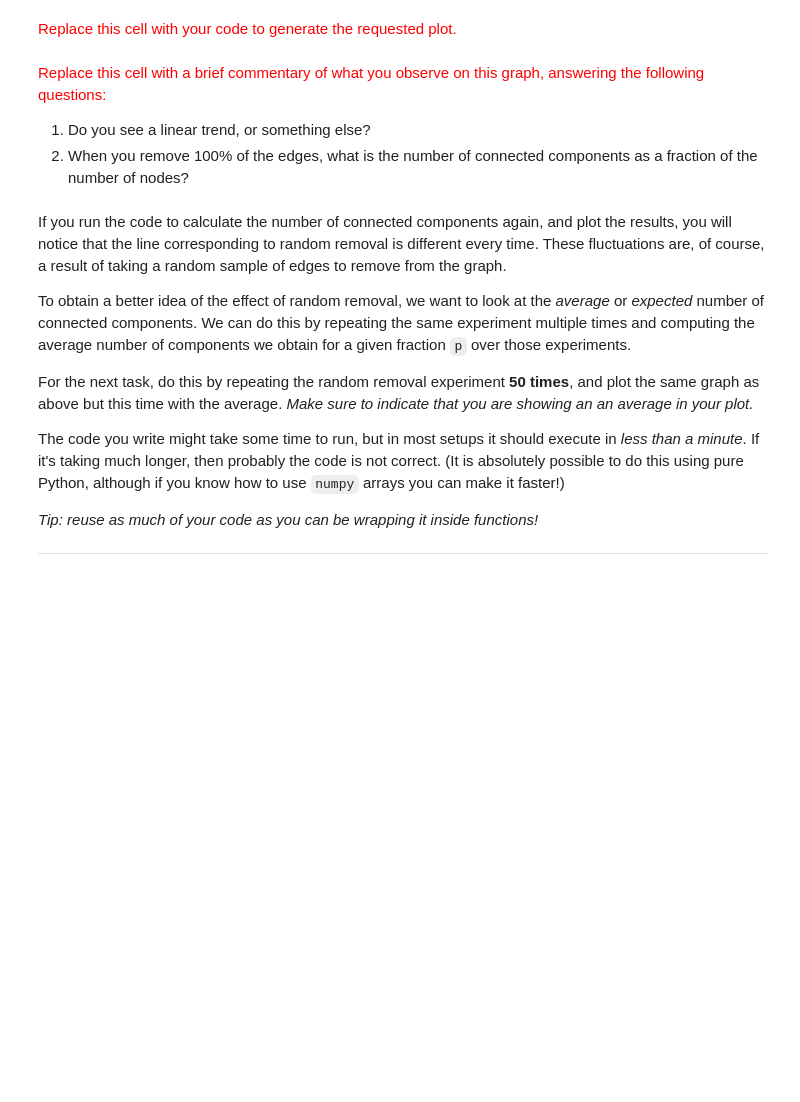
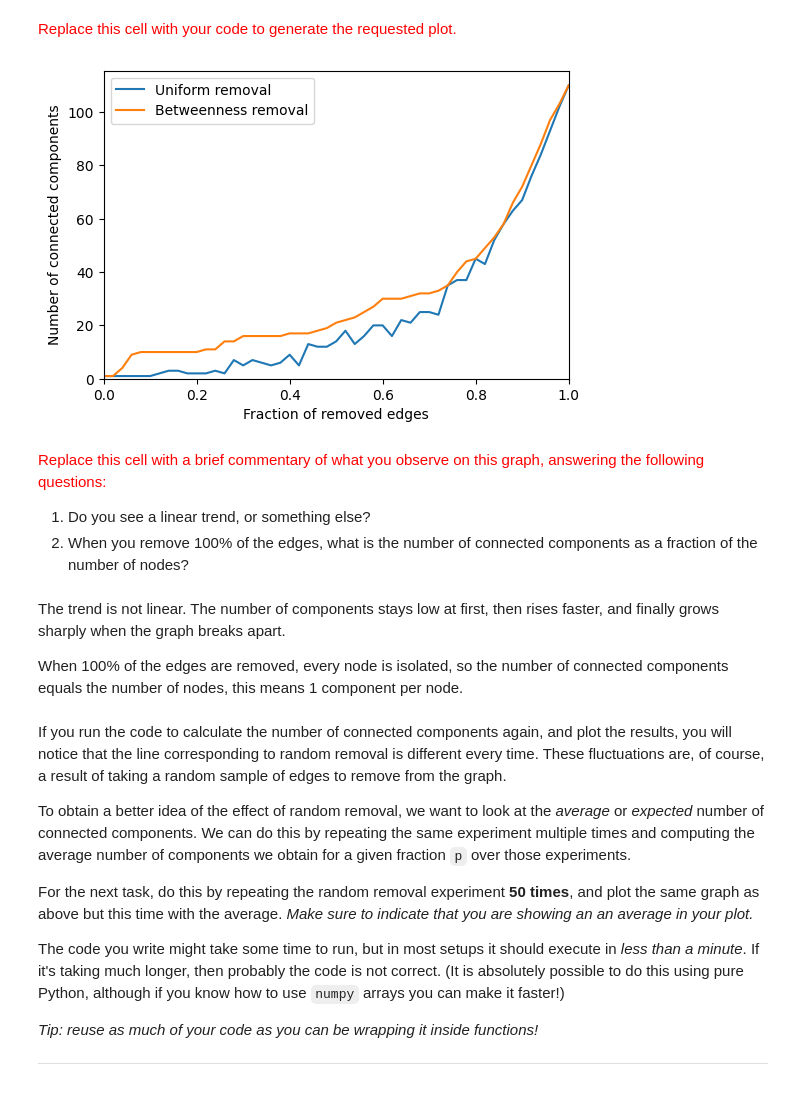
Before and after one commit to Jowi611/networks-science-course, a Jupyter notebook: practicum/ps07-components_2025v1.ipynb, the cells around one changed output. Saved outputs shown, nothing was run; the diff lists cells and outputs as text; code cells hidden in the pictures; blank space fills up the shorter version.

```diff
--- a/practicum/ps07-components_2025v1.ipynb
+++ b/practicum/ps07-components_2025v1.ipynb
@@ -252,3 +329,18 @@ First, we will create a dictionary that summarizes the component sizes in the gr
 <font size="-1" color="gray">(Remove this cell when delivering.)</font>
 # %% [markdown]
 <font size="+1" color="red">Replace this cell with your code to define the `extract_connected_component_sizes` function, create the `component_sizes_g50b` dictionary, and the list the largest components.</font>
+# %%
+def extract_connected_component_sizes(g):
+    node2comp = assign_components(g)
+    sizes = {}
+    for cid in node2comp.values():
+        sizes[cid] = sizes.get(cid, 0) + 1
+    return sizes
+
+
+component_sizes_g50b = extract_connected_component_sizes(g50b)
+
+
+for cid, size in sorted(component_sizes_g50b.items(), key=lambda x: x[1], reverse=True):
+    if size > 1:
+        print(f"Component {cid}: size {size}")
@@ -258,6 +358,9 @@ Next, write a function `count_connected_components(g)` that returns the number o
 <font size="-1" color="gray">(Remove this cell when delivering.)</font>
 # %% [markdown]
 <font size="+1" color="red">Replace this cell with your code for `count_connected_components(g)`.</font>
+# %%
+def count_connected_components(g):
+    return len(extract_connected_component_sizes(g))
 # %% [markdown]
 In the following cell, we show the number of components in the graph we looked at before. (It should be 21.)
 
@@ -281,12 +386,41 @@ Store this data in two dictionaries:
 <font size="-1" color="gray">(Remove this cell when delivering.)</font>
 # %% [markdown]
 <font size="+1" color="red">Replace this cell with your code for computing the required data.</font>
+# %%
+import numpy as np
+
+ps = np.arange(0, 1.01, 0.02)
+
+ncomponents_removing_uniformly_at_random = {}
+ncomponents_removing_by_betweenness = {}
+
+for p in ps:
+    g_rand = remove_edges_uniformly_at_random(g, p)
+    g_betw = remove_edges_by_betweenness(g, p)
+
+    ncomponents_removing_uniformly_at_random[p] = count_connected_components(g_rand)
+    ncomponents_removing_by_betweenness[p] = count_connected_components(g_betw)
 # %% [markdown]
 Next, plot this data. In this plot, the x axis should be the ***fraction*** of removed nodes and the y axis the number of connected components. **Both axes should go from 0.0 to 1.0; remember to include both series, to include a legend, and to label the axes.**
 
 <font size="-1" color="gray">(Remove this cell when delivering.)</font>
 # %% [markdown]
 <font size="+1" color="red">Replace this cell with your code to generate the requested plot.</font>
+# %%
+plt.figure(figsize=(6,4))
+
+plt.plot(ps, list(ncomponents_removing_uniformly_at_random.values()), label="Uniform removal")
+plt.plot(ps, list(ncomponents_removing_by_betweenness.values()), label="Betweenness removal")
+
+plt.xlabel("Fraction of removed edges")
+plt.ylabel("Number of connected components")
+plt.xlim(0, 1)
+plt.ylim(0, 1.05 * max(ncomponents_removing_by_betweenness.values()))
+
+plt.legend()
+plt.show()
+# %% [output]
+[figure, added]
 # %% [markdown]
 <font size="+1" color="red">Replace this cell with a brief commentary of what you observe on this graph, answering the following questions:
 
@@ -294,6 +428,10 @@ Next, plot this data. In this plot, the x axis should be the ***fraction*** of r
 2. When you remove 100% of the edges, what is the number of connected components as a fraction of the number of nodes?
 
 </font>
+# %% [markdown]
+The trend is not linear. The number of components stays low at first, then rises faster, and finally grows sharply when the graph breaks apart.
+
+When 100% of the edges are removed, every node is isolated, so the number of connected components equals the number of nodes, this means 1 component per node.
 # %% [markdown]
 If you run the code to calculate the number of connected components again, and plot the results, you will notice that the line corresponding to random removal is different every time. These fluctuations are, of course, a result of taking a random sample of edges to remove from the graph.
 
```
Also changed, not shown: parts of 18 cells of this notebook, 2 other files.
